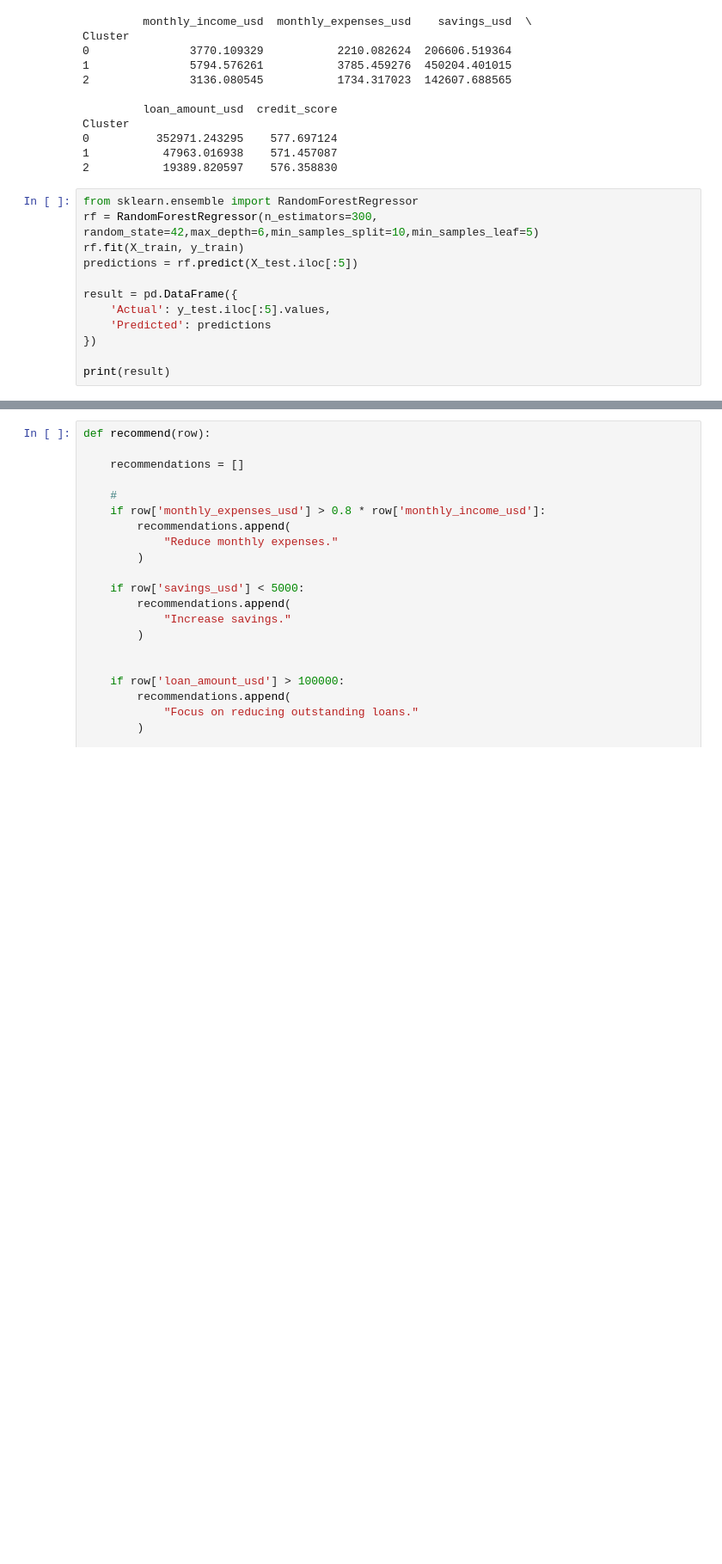
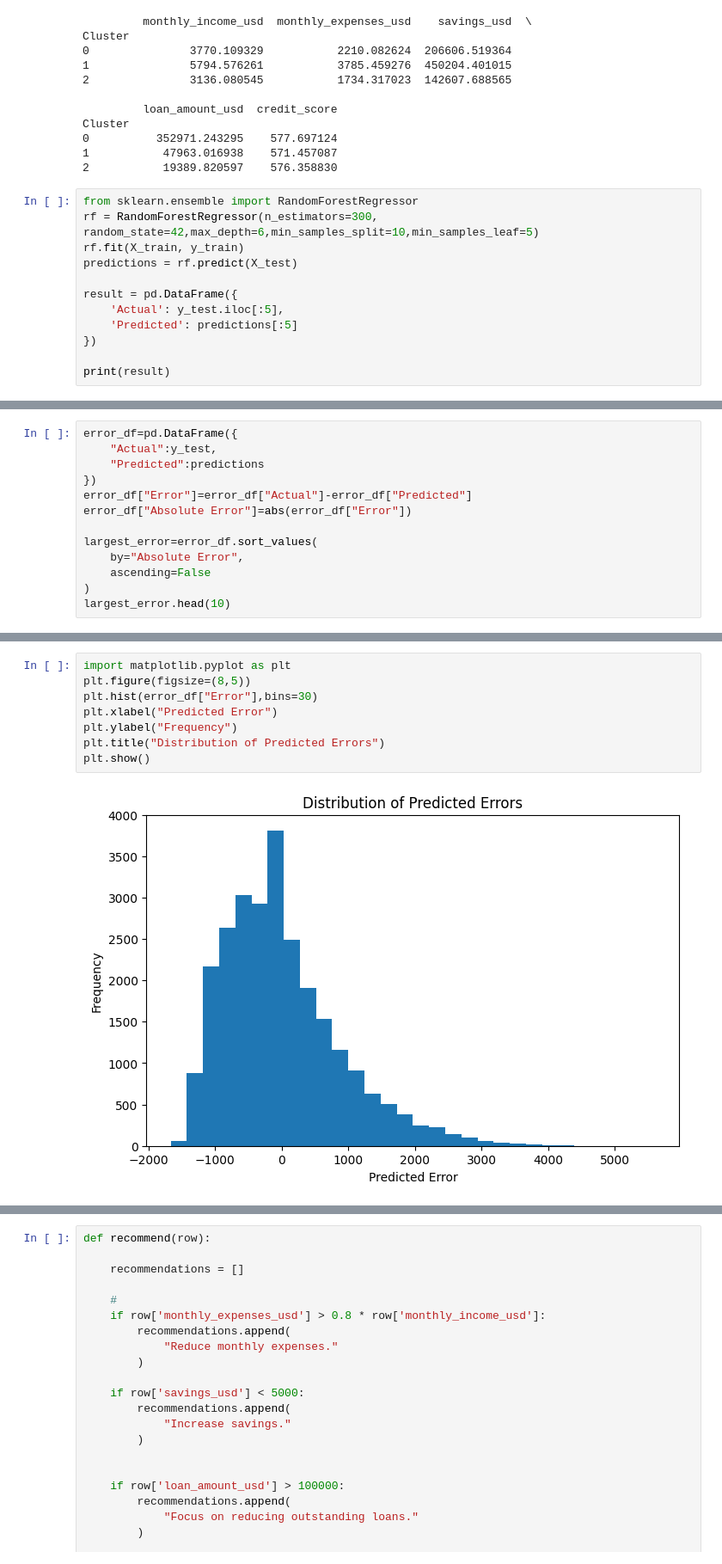
Before and after one commit to SuyashMathur-bit/FinSight-AI, a Jupyter notebook: FinSight AI.ipynb, the cells around one changed output, grey strips where cells are left out. Shown at 86% size. Drawn from its saved outputs; the diff is of its cells as text; blank space fills up the shorter version.

```diff
--- a/FinSight AI.ipynb
+++ b/FinSight AI.ipynb
@@ -94,11 +94,11 @@ Cluster
 from sklearn.ensemble import RandomForestRegressor
 rf = RandomForestRegressor(n_estimators=300, random_state=42,max_depth=6,min_samples_split=10,min_samples_leaf=5)
 rf.fit(X_train, y_train)
-predictions = rf.predict(X_test.iloc[:5])
+predictions = rf.predict(X_test)
 
 result = pd.DataFrame({
-    'Actual': y_test.iloc[:5].values,
-    'Predicted': predictions
+    'Actual': y_test.iloc[:5],
+    'Predicted': predictions[:5]
 })
 
 print(result)
@@ -143,0 +164,13 @@ plt.show()
+# %%
+error_df=pd.DataFrame({
+    "Actual":y_test,
+    "Predicted":predictions
+})
+error_df["Error"]=error_df["Actual"]-error_df["Predicted"]
+error_df["Absolute Error"]=abs(error_df["Error"])
+
+largest_error=error_df.sort_values(
+    by="Absolute Error",
+    ascending=False
+)
+largest_error.head(10)
@@ -143,0 +189,10 @@ plt.show()
+# %%
+import matplotlib.pyplot as plt
+plt.figure(figsize=(8,5))
+plt.hist(error_df["Error"],bins=30)
+plt.xlabel("Predicted Error")
+plt.ylabel("Frequency")
+plt.title("Distribution of Predicted Errors")
+plt.show()
+# %% [output]
+[figure, added]
```
Also changed, not shown: parts of 8 cells of this notebook.
